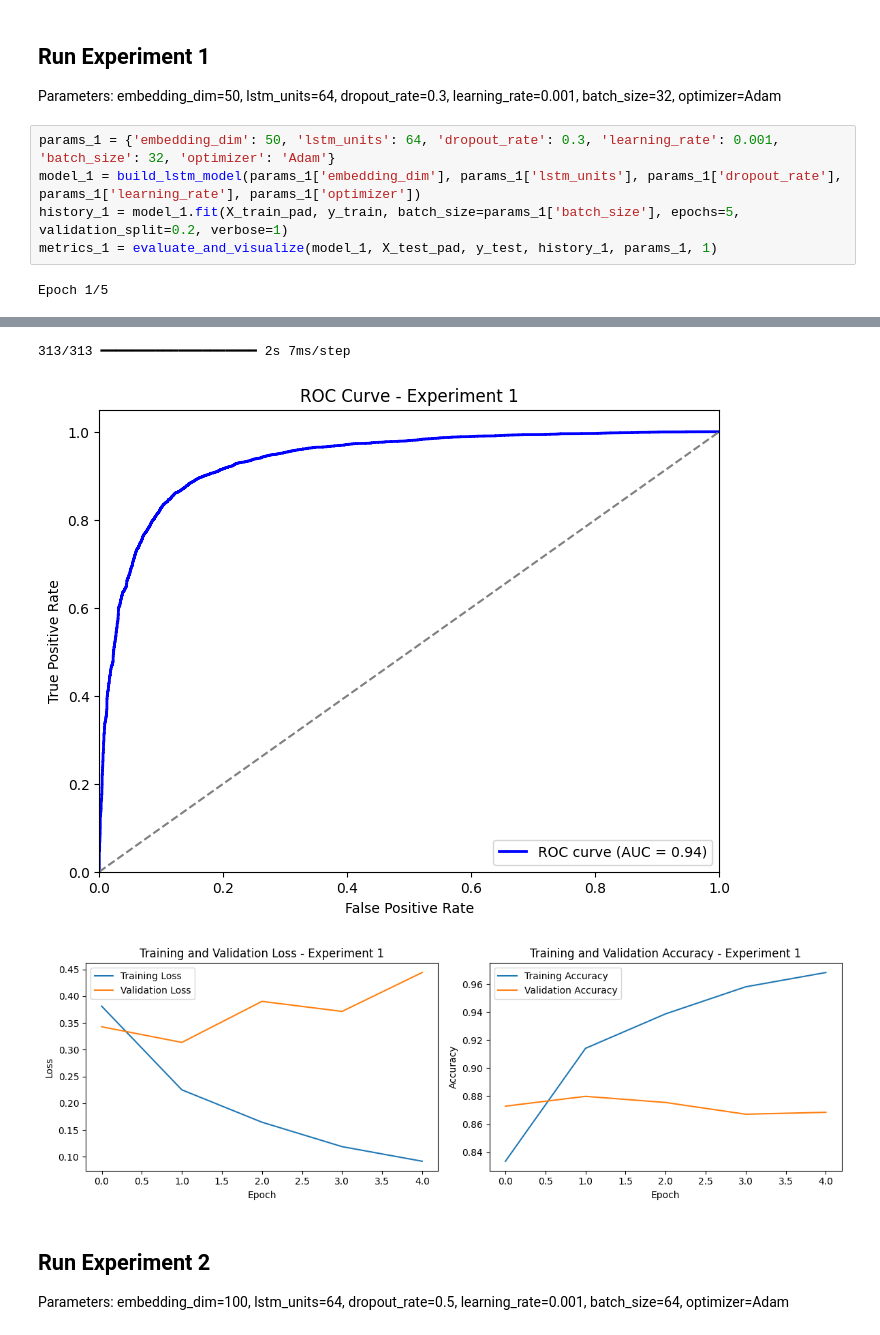
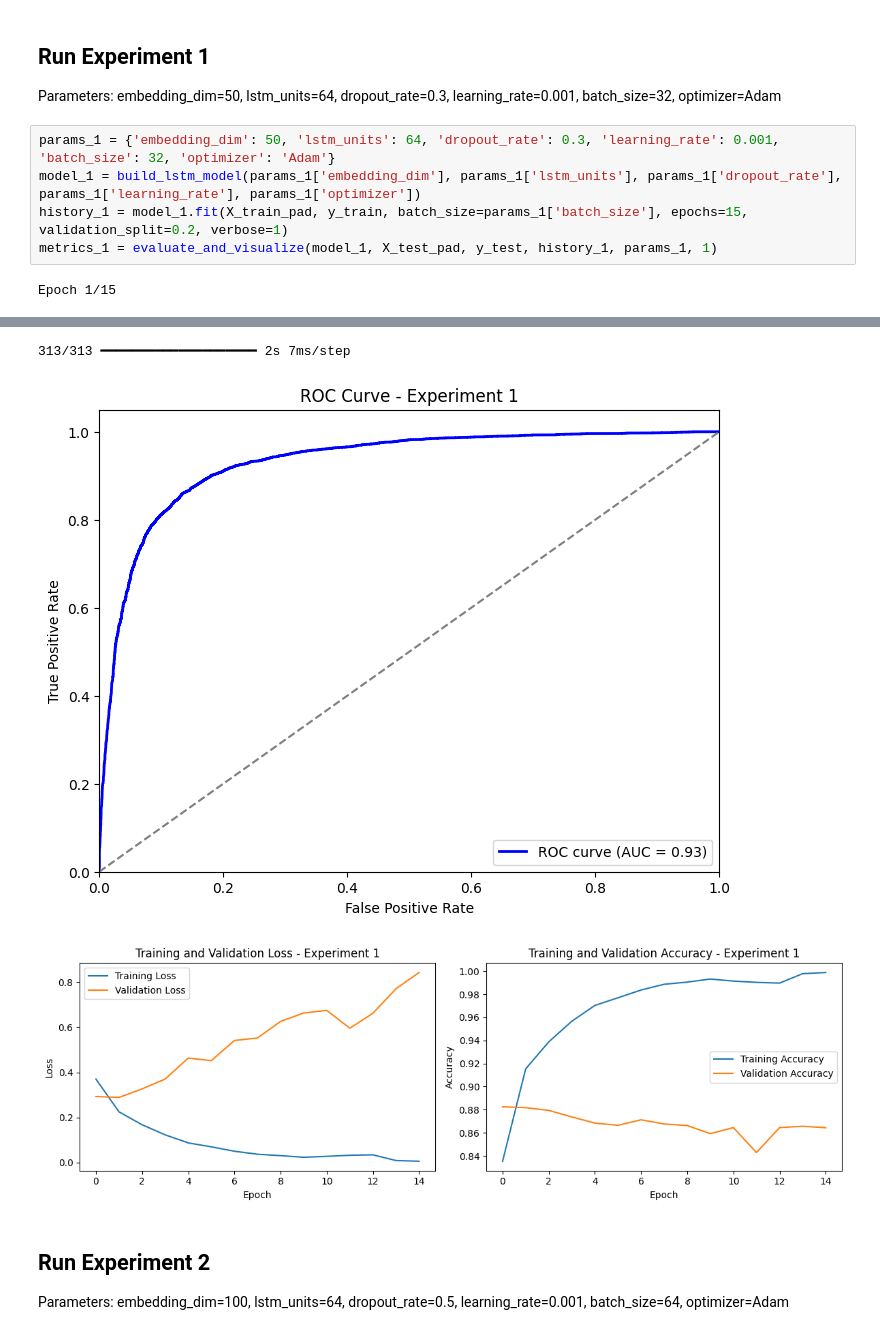
Before and after one commit to 1772hojaz/alu-ml_tech1-assignment, a Jupyter notebook: notebooks/Sentiment_Classification_Notebook.ipynb, the cells around one changed output, grey strips where cells are left out. Drawn from its saved outputs; the diff is of its cells as text.

```diff
--- a/notebooks/Sentiment_Classification_Notebook.ipynb
+++ b/notebooks/Sentiment_Classification_Notebook.ipynb
@@ -260,7 +260,7 @@ Parameters: embedding_dim=50, lstm_units=64, dropout_rate=0.3, learning_rate=0.0
 # %%
 params_1 = {'embedding_dim': 50, 'lstm_units': 64, 'dropout_rate': 0.3, 'learning_rate': 0.001, 'batch_size': 32, 'optimizer': 'Adam'}
 model_1 = build_lstm_model(params_1['embedding_dim'], params_1['lstm_units'], params_1['dropout_rate'], params_1['learning_rate'], params_1['optimizer'])
-history_1 = model_1.fit(X_train_pad, y_train, batch_size=params_1['batch_size'], epochs=5, validation_split=0.2, verbose=1)
+history_1 = model_1.fit(X_train_pad, y_train, batch_size=params_1['batch_size'], epochs=15, validation_split=0.2, verbose=1)
 metrics_1 = evaluate_and_visualize(model_1, X_test_pad, y_test, history_1, params_1, 1)
 # %% [output]
-Epoch 1/5
+Epoch 1/15
@@ -284,7 +284,7 @@ Experiment 1 Results:
 [figure]
 313/313 ━━━━━━━━━━━━━━━━━━━━ 2s 7ms/step
-[figure, old version]
+[figure, new version]
-[figure, old version]
+[figure, new version]
 # %% [markdown]
 ## Run Experiment 2
 
```
Also changed, not shown: parts of 6 cells of this notebook, 2 other files.
